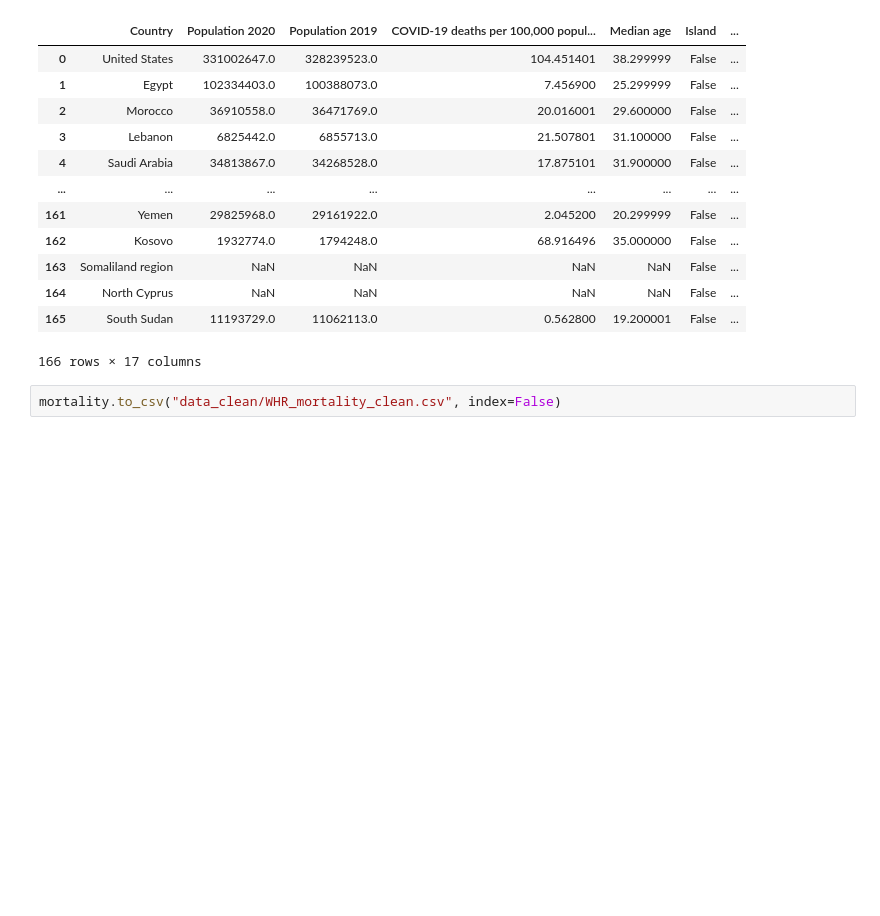
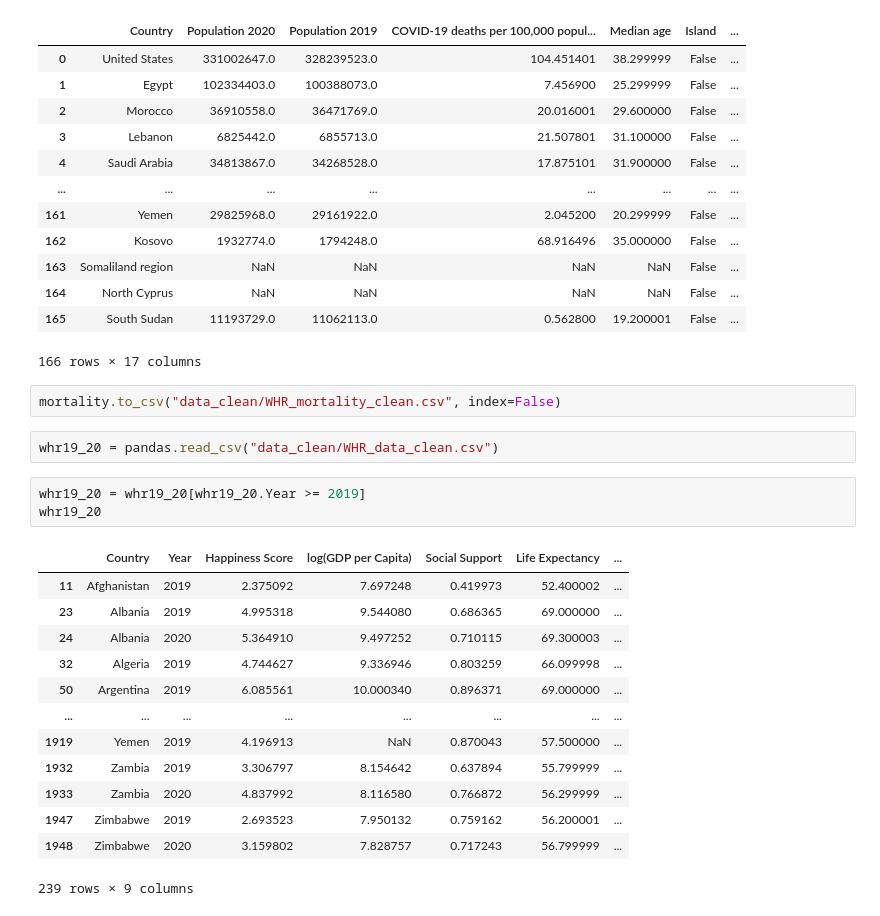
Before and after one commit to wjpang/World-Happiness-Dashboard, a Jupyter notebook: data_cleanup.ipynb, the cells around one changed output. Drawn from its saved outputs; the diff is of its cells as text; blank space fills up the shorter version.

Commit message:
Partially completed additional data processing

```diff
--- a/data_cleanup.ipynb
+++ b/data_cleanup.ipynb
@@ -109,3 +109,22 @@ mortality
 166 rows × 17 columns
 # %%
 mortality.to_csv("data_clean/WHR_mortality_clean.csv", index=False)
+# %%
+whr19_20 = pandas.read_csv("data_clean/WHR_data_clean.csv")
+# %%
+whr19_20 = whr19_20[whr19_20.Year >= 2019]
+whr19_20
+# %% [output]
+|  | Country | Year | Happiness Score | log(GDP per Capita) | Social Support | Life Expectancy | ... |
+| 11 | Afghanistan | 2019 | 2.375092 | 7.697248 | 0.419973 | 52.400002 | ... |
+| 23 | Albania | 2019 | 4.995318 | 9.544080 | 0.686365 | 69.000000 | ... |
+| 24 | Albania | 2020 | 5.364910 | 9.497252 | 0.710115 | 69.300003 | ... |
+| 32 | Algeria | 2019 | 4.744627 | 9.336946 | 0.803259 | 66.099998 | ... |
+| 50 | Argentina | 2019 | 6.085561 | 10.000340 | 0.896371 | 69.000000 | ... |
+| ... | ... | ... | ... | ... | ... | ... | ... |
+| 1919 | Yemen | 2019 | 4.196913 | NaN | 0.870043 | 57.500000 | ... |
+| 1932 | Zambia | 2019 | 3.306797 | 8.154642 | 0.637894 | 55.799999 | ... |
+| 1933 | Zambia | 2020 | 4.837992 | 8.116580 | 0.766872 | 56.299999 | ... |
+| 1947 | Zimbabwe | 2019 | 2.693523 | 7.950132 | 0.759162 | 56.200001 | ... |
+| 1948 | Zimbabwe | 2020 | 3.159802 | 7.828757 | 0.717243 | 56.799999 | ... |
+239 rows × 9 columns
```
Also changed, not shown: parts of 4 cells of this notebook.
